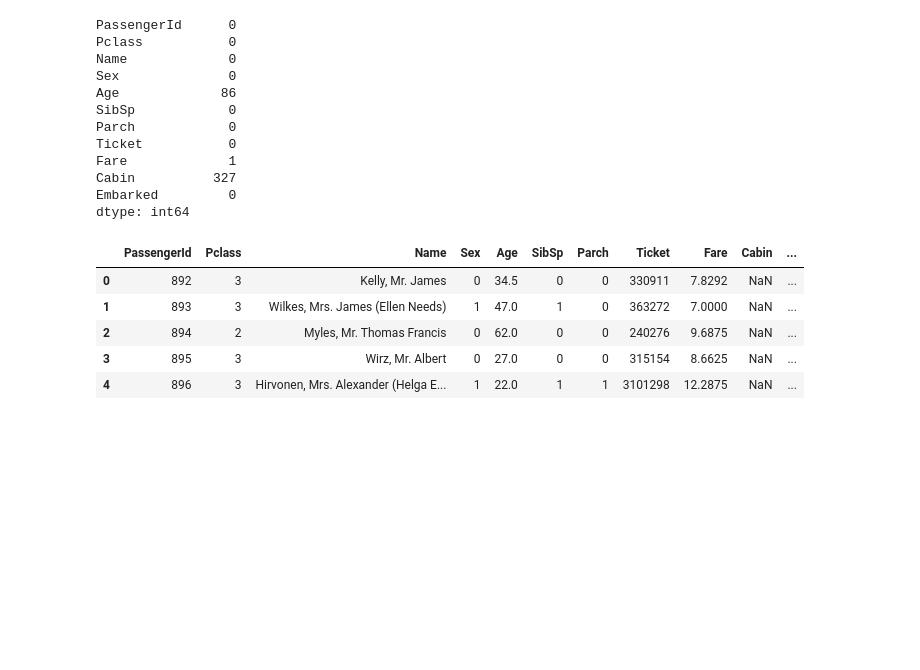
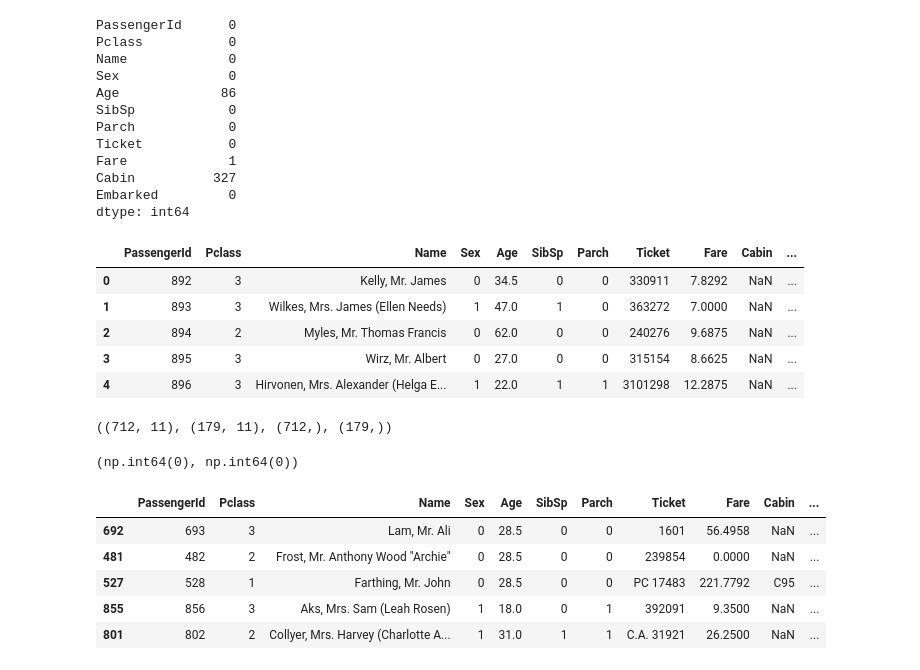
Before and after one commit to Shamil-lateef/titanic-kaggle, a Jupyter notebook: main.ipynb, the cells around one changed output. Drawn from its saved outputs; the diff is of its cells as text; code cells hidden in the pictures; blank space fills up the shorter version.

Commit message:
Session 4: split data and preprocess features

```diff
--- a/main.ipynb
+++ b/main.ipynb
@@ -149,3 +149,38 @@ test.head()
 | 2 | 894 | 2 | Myles, Mr. Thomas Francis | 0 | 62.0 | 0 | 0 | 240276 | 9.6875 | NaN | ... |
 | 3 | 895 | 3 | Wirz, Mr. Albert | 0 | 27.0 | 0 | 0 | 315154 | 8.6625 | NaN | ... |
 | 4 | 896 | 3 | Hirvonen, Mrs. Alexander (Helga E... | 1 | 22.0 | 1 | 1 | 3101298 | 12.2875 | NaN | ... |
+# %%
+from sklearn.model_selection import train_test_split
+
+
+
+X = train.drop(columns="Survived")
+y = train["Survived"]
+
+X_train, X_valid, y_train, y_valid = train_test_split(X,
+                                                      y,
+                                                      test_size=0.2,
+                                                      random_state=42,
+                                                      stratify=y)
+
+X_train.shape, X_valid.shape, y_train.shape, y_valid.shape
+# %% [output]
+((712, 11), (179, 11), (712,), (179,))
+# %%
+age_median = X_train["Age"].median()
+
+X_train["Age"] = X_train["Age"].fillna(age_median)
+X_valid["Age"] = X_valid["Age"].fillna(age_median)
+# %%
+X_train["Age"].isnull().sum(), X_valid["Age"].isnull().sum()
+# %% [output]
+(np.int64(0), np.int64(0))
+# %%
+X_train.head()
+# %% [output]
+|  | PassengerId | Pclass | Name | Sex | Age | SibSp | Parch | Ticket | Fare | Cabin | ... |
+| 692 | 693 | 3 | Lam, Mr. Ali | 0 | 28.5 | 0 | 0 | 1601 | 56.4958 | NaN | ... |
+| 481 | 482 | 2 | Frost, Mr. Anthony Wood "Archie" | 0 | 28.5 | 0 | 0 | 239854 | 0.0000 | NaN | ... |
+| 527 | 528 | 1 | Farthing, Mr. John | 0 | 28.5 | 0 | 0 | PC 17483 | 221.7792 | C95 | ... |
+| 855 | 856 | 3 | Aks, Mrs. Sam (Leah Rosen) | 1 | 18.0 | 0 | 1 | 392091 | 9.3500 | NaN | ... |
+| 801 | 802 | 2 | Collyer, Mrs. Harvey (Charlotte A... | 1 | 31.0 | 1 | 1 | C.A. 31921 | 26.2500 | NaN | ... |
```
Also changed, not shown: parts of 10 cells of this notebook, 1 other file.
